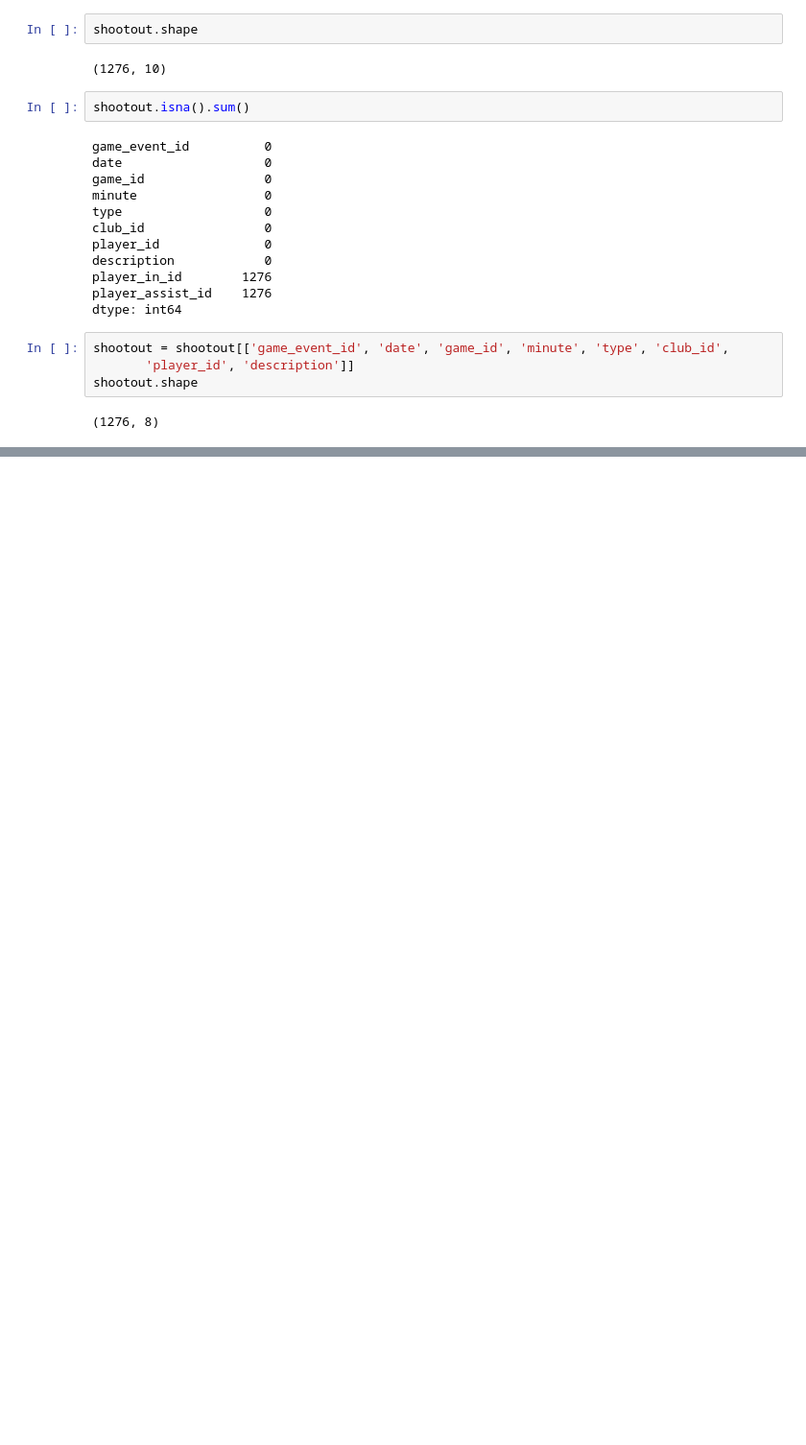
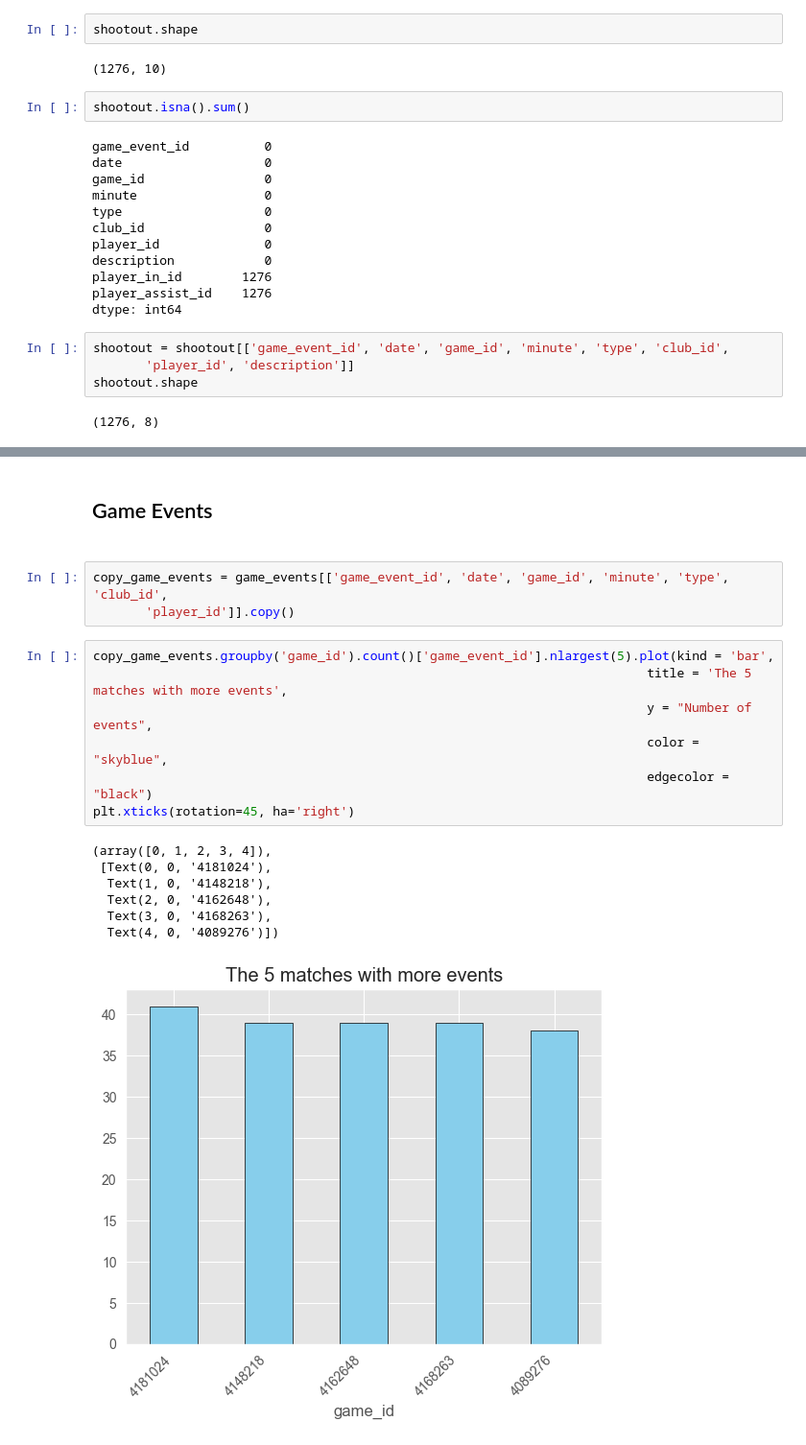
Before and after one commit to Bilguun-Batsaikhan/IUM-TWEB, a Jupyter notebook: Solution/jupyter_notebook/game_events.ipynb, the cells around one changed output, grey strips where cells are left out. Shown at 96% size. Drawn from its saved outputs; the diff is of its cells as text; blank space fills up the shorter version.

Commit message:
Game_events

```diff
--- a/Solution/jupyter_notebook/game_events.ipynb
+++ b/Solution/jupyter_notebook/game_events.ipynb
@@ -373,0 +464,20 @@ shootout.shape
+# %% [markdown]
+<h2> Game Events<h2>
+# %%
+copy_game_events = game_events[['game_event_id', 'date', 'game_id', 'minute', 'type', 'club_id',
+       'player_id']].copy()
+# %%
+copy_game_events.groupby('game_id').count()['game_event_id'].nlargest(5).plot(kind = 'bar',
+                                                                          title = 'The 5 matches with more events',
+                                                                          y = "Number of events",
+                                                                          color = "skyblue",
+                                                                          edgecolor = "black")
+plt.xticks(rotation=45, ha='right')
+# %% [output]
+(array([0, 1, 2, 3, 4]),
+ [Text(0, 0, '4181024'),
+  Text(1, 0, '4148218'),
+  Text(2, 0, '4162648'),
+  Text(3, 0, '4168263'),
+  Text(4, 0, '4089276')])
+[figure, added]
```
Also changed, not shown: parts of 51 cells of this notebook, 2 other files.
